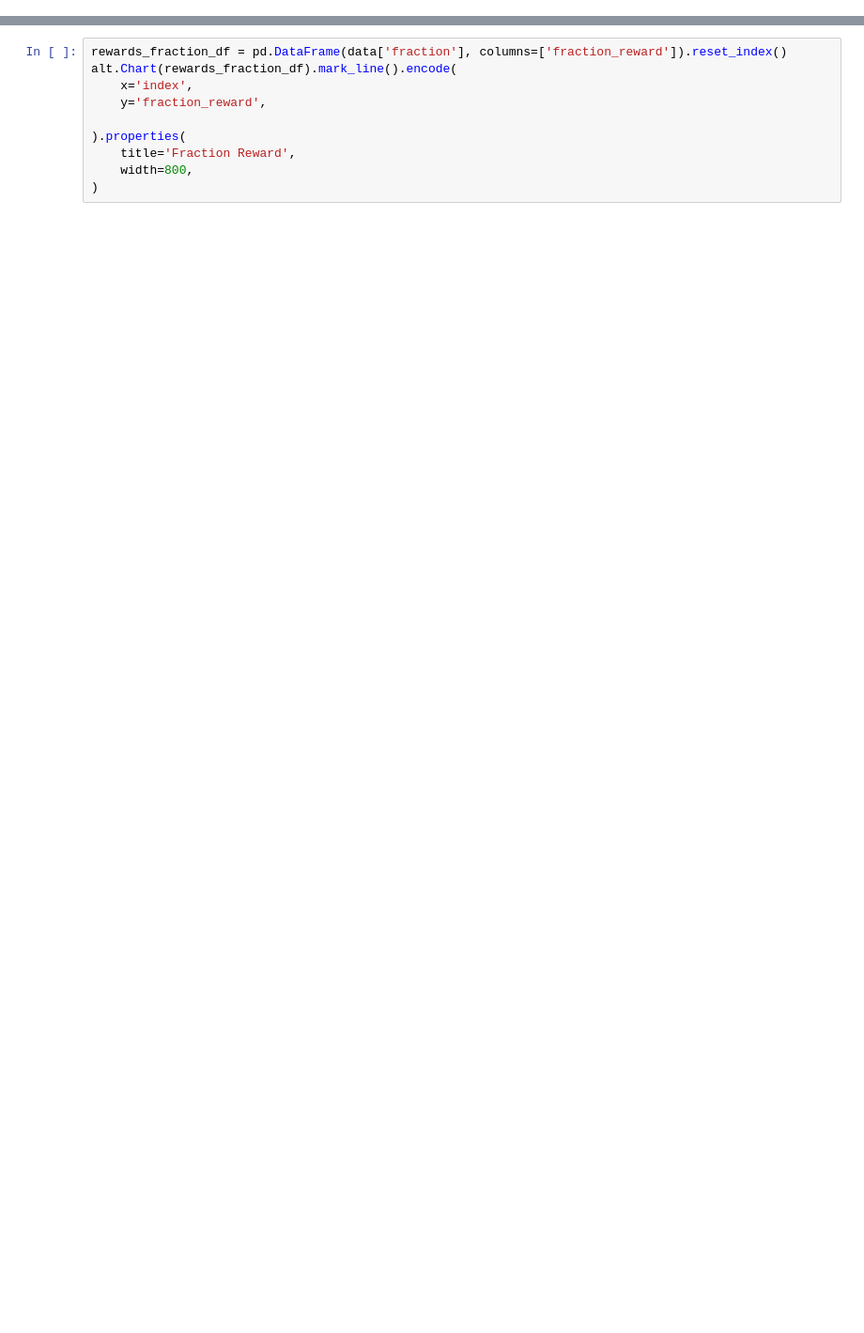
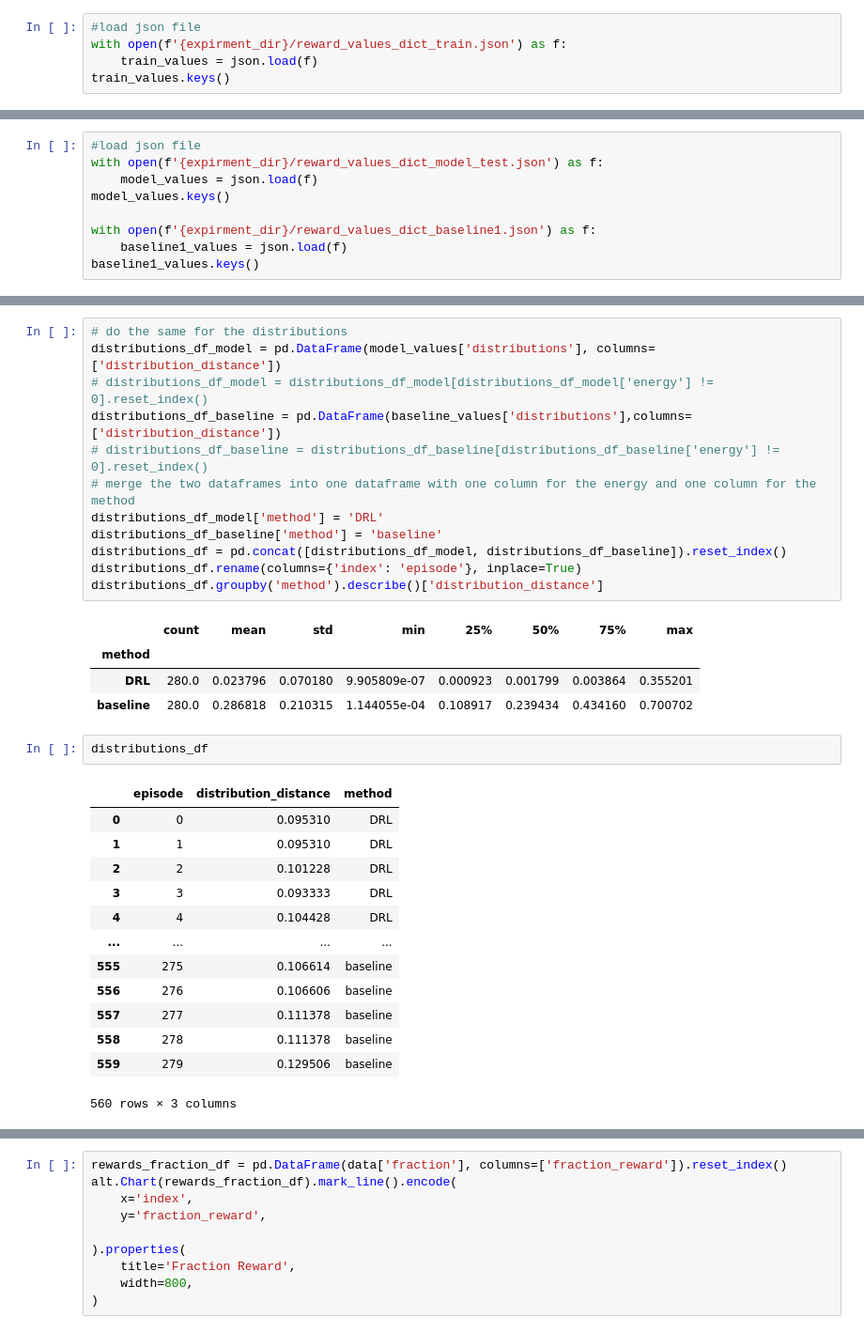
Before and after one commit to sapirani/GreenSecurityMeasurementAndOptimizationFramework, a Jupyter notebook: SplunkResearch/model/splunk_analysis.ipynb, the cells around one changed output, grey strips where cells are left out. Shown at 94% size. Cells and saved outputs as stored; diff of their text form; blank space fills up the shorter version.

```diff
--- a/SplunkResearch/model/splunk_analysis.ipynb
+++ b/SplunkResearch/model/splunk_analysis.ipynb
@@ -20,0 +24,5 @@ log_types_str = [f"{logtype[0].lower()}_{logtype[1]}" for logtype in logtypes]
+# %%
+#load json file
+with open(f'{expirment_dir}/reward_values_dict_train.json') as f:
+    train_values = json.load(f)
+train_values.keys()
@@ -20,0 +45,9 @@ log_types_str = [f"{logtype[0].lower()}_{logtype[1]}" for logtype in logtypes]
+# %%
+#load json file
+with open(f'{expirment_dir}/reward_values_dict_model_test.json') as f:
+    model_values = json.load(f)
+model_values.keys()
+
+with open(f'{expirment_dir}/reward_values_dict_baseline1.json') as f:
+    baseline1_values = json.load(f)
+baseline1_values.keys()
@@ -20,0 +83,33 @@ log_types_str = [f"{logtype[0].lower()}_{logtype[1]}" for logtype in logtypes]
+# %%
+# do the same for the distributions
+distributions_df_model = pd.DataFrame(model_values['distributions'], columns=['distribution_distance'])
+# distributions_df_model = distributions_df_model[distributions_df_model['energy'] != 0].reset_index()
+distributions_df_baseline = pd.DataFrame(baseline_values['distributions'],columns=['distribution_distance'])
+# distributions_df_baseline = distributions_df_baseline[distributions_df_baseline['energy'] != 0].reset_index()
+# merge the two dataframes into one dataframe with one column for the energy and one column for the method
+distributions_df_model['method'] = 'DRL'
+distributions_df_baseline['method'] = 'baseline'
+distributions_df = pd.concat([distributions_df_model, distributions_df_baseline]).reset_index()
+distributions_df.rename(columns={'index': 'episode'}, inplace=True)
+distributions_df.groupby('method').describe()['distribution_distance']
+# %% [output]
+|  | count | mean | std | min | 25% | 50% | 75% | max |
+| method |  |  |  |  |  |  |  |  |
+| DRL | 280.0 | 0.023796 | 0.070180 | 9.905809e-07 | 0.000923 | 0.001799 | 0.003864 | 0.355201 |
+| baseline | 280.0 | 0.286818 | 0.210315 | 1.144055e-04 | 0.108917 | 0.239434 | 0.434160 | 0.700702 |
+# %%
+distributions_df
+# %% [output]
+|  | episode | distribution_distance | method |
+| 0 | 0 | 0.095310 | DRL |
+| 1 | 1 | 0.095310 | DRL |
+| 2 | 2 | 0.101228 | DRL |
+| 3 | 3 | 0.093333 | DRL |
+| 4 | 4 | 0.104428 | DRL |
+| ... | ... | ... | ... |
+| 555 | 275 | 0.106614 | baseline |
+| 556 | 276 | 0.106606 | baseline |
+| 557 | 277 | 0.111378 | baseline |
+| 558 | 278 | 0.111378 | baseline |
+| 559 | 279 | 0.129506 | baseline |
+560 rows × 3 columns
```
Also changed, not shown: parts of 13 cells of this notebook, 7 other files.
